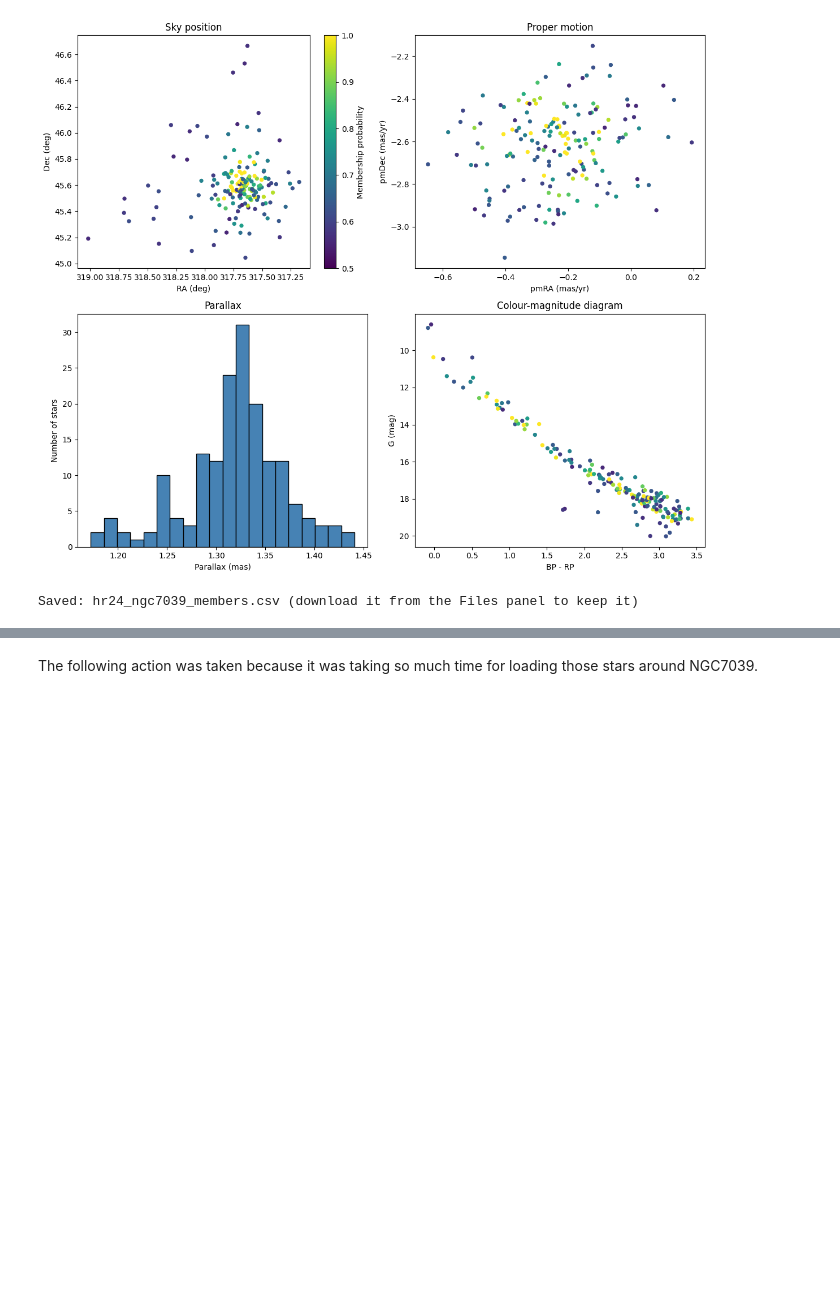
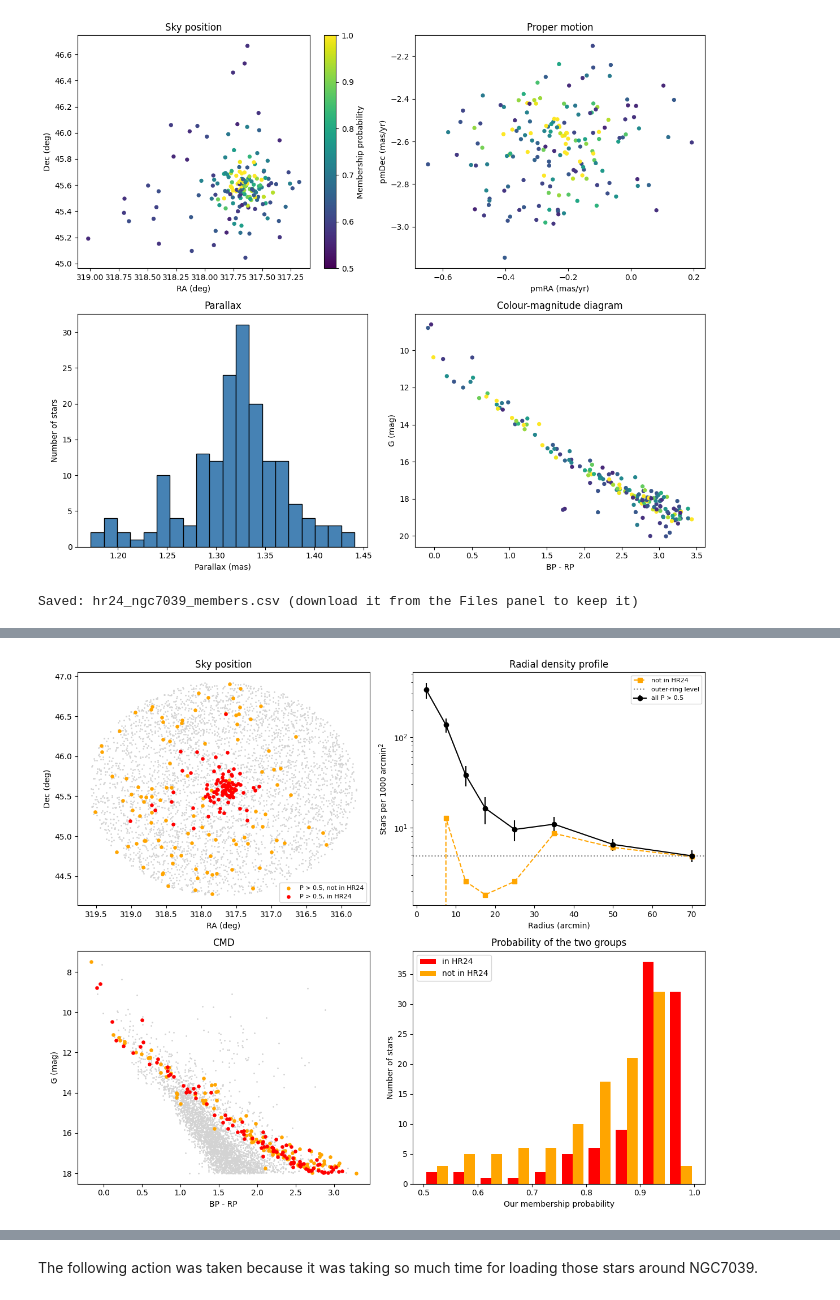
Before and after one commit to nischalbhandari1822-bit/ngc7039-open-cluster-analysis-, a Jupyter notebook: notebooks/ngc7039_analysis.ipynb, the cells around one changed output, grey strips where cells are left out. Saved outputs shown, nothing was run; the diff lists cells and outputs as text; code cells hidden in the pictures; blank space fills up the shorter version.

```diff
--- a/notebooks/ngc7039_analysis.ipynb
+++ b/notebooks/ngc7039_analysis.ipynb
@@ -357,0 +701,85 @@ astroquery 0.4.11 | pyvo 1.9.1
+# %%
+import numpy as np
+import pandas as pd
+import matplotlib.pyplot as plt
+from astropy.coordinates import SkyCoord
+import astropy.units as u
+
+# ---------- 1. Load and compute distance from the cluster centre ----------
+df = pd.read_csv("step3_gmm_membership.csv")
+core = df[df["P"] > 0.9]
+ra0, dec0 = core["ra"].median(), core["dec"].median()
+print(f"Cluster centre from P > 0.9 stars: RA = {ra0:.3f}, Dec = {dec0:.3f}")
+c0 = SkyCoord(ra0 * u.deg, dec0 * u.deg)
+df["r"] = c0.separation(SkyCoord(df["ra"].values * u.deg, df["dec"].values * u.deg)).arcmin
+
+R_MAX = 80.0                       # stay inside the 90-arcmin cone
+d = df[df["r"] < R_MAX]
+sel = d[d["P"] > 0.5]
+shared = sel[sel["in_HR24"]]
+extra = sel[~sel["in_HR24"]]
+print(f"\nP > 0.5 within {R_MAX:.0f} arcmin: {len(sel)} "
+      f"(in HR24: {len(shared)}, not in HR24: {len(extra)})")
+
+# ---------- 2. Radial profile ----------
+edges = np.array([0, 5, 10, 15, 20, 30, 40, 60, 80])
+rows = []
+for lo, hi in zip(edges[:-1], edges[1:]):
+    area = np.pi * (hi**2 - lo**2)
+    f = lambda s: ((s["r"] >= lo) & (s["r"] < hi)).sum()
+    rows.append(dict(ring=f"{lo}-{hi}", area=round(area), N_P05=f(sel), N_shared=f(shared),
+                     N_extra=f(extra), dens_P05_per_1000=1000 * f(sel) / area,
+                     dens_extra_per_1000=1000 * f(extra) / area))
+prof = pd.DataFrame(rows)
+print("\nRadial profile (densities are stars per 1000 arcmin^2):")
+print(prof.round(2).to_string(index=False))
+
+# ---------- 3. Contamination estimate from the outer ring ----------
+outer = sel[(sel["r"] >= 60) & (sel["r"] < R_MAX)]
+dens_out = len(outer) / (np.pi * (R_MAX**2 - 60**2))
+expected = dens_out * np.pi * R_MAX**2
+print(f"\nOuter ring 60-80 arcmin holds {len(outer)} stars with P > 0.5.")
+print(f"If that density applied everywhere, the whole field would contain about "
+      f"{expected:.0f} such stars, out of {len(sel)} selected.")
+print("(This is an UPPER limit on contamination, because real halo members also sit out there.)")
+
+frac_uniform = (20 / R_MAX) ** 2
+for name, s in [("shared with HR24", shared), ("not in HR24", extra)]:
+    print(f"{name:18s}: median radius = {s['r'].median():5.1f} arcmin | "
+          f"within 20 arcmin: {(s['r'] < 20).mean():.0%} "
+          f"(a uniform field would give {frac_uniform:.0%})")
+
+# ---------- 4. Plots ----------
+fig, ax = plt.subplots(2, 2, figsize=(12, 10))
+
+ax[0, 0].scatter(d["ra"], d["dec"], s=1, c="lightgrey")
+ax[0, 0].scatter(extra["ra"], extra["dec"], s=14, c="orange", label="P > 0.5, not in HR24")
+ax[0, 0].scatter(shared["ra"], shared["dec"], s=14, c="red", label="P > 0.5, in HR24")
+ax[0, 0].invert_xaxis(); ax[0, 0].legend(fontsize=8)
+ax[0, 0].set(xlabel="RA (deg)", ylabel="Dec (deg)", title="Sky position")
+
+mid = 0.5 * (edges[:-1] + edges[1:])
+ax[0, 1].errorbar(mid, prof["dens_P05_per_1000"],
+                  yerr=1000 * np.sqrt(prof["N_P05"].clip(lower=1)) / prof["area"],
+                  fmt="o-", c="k", label="all P > 0.5")
+ax[0, 1].plot(mid, prof["dens_extra_per_1000"], "s--", c="orange", label="not in HR24")
+ax[0, 1].axhline(1000 * dens_out, c="grey", ls=":", label="outer-ring level")
+ax[0, 1].set_yscale("log"); ax[0, 1].legend(fontsize=8)
+ax[0, 1].set(xlabel="Radius (arcmin)", ylabel="Stars per 1000 arcmin$^2$",
+             title="Radial density profile")
+
+ax[1, 0].scatter(d["BP_RP"], d["phot_g_mean_mag"], s=1, c="lightgrey")
+ax[1, 0].scatter(extra["BP_RP"], extra["phot_g_mean_mag"], s=14, c="orange")
+ax[1, 0].scatter(shared["BP_RP"], shared["phot_g_mean_mag"], s=14, c="red")
+ax[1, 0].invert_yaxis()
+ax[1, 0].set(xlabel="BP - RP", ylabel="G (mag)", title="CMD")
+
+ax[1, 1].hist([shared["P"], extra["P"]], bins=10, range=(0.5, 1), color=["red", "orange"],
+              label=["in HR24", "not in HR24"])
+ax[1, 1].legend()
+ax[1, 1].set(xlabel="Our membership probability", ylabel="Number of stars",
+             title="Probability of the two groups")
+
+plt.tight_layout()
+plt.show()
+# %% [output]
@@ -357,0 +806 @@ astroquery 0.4.11 | pyvo 1.9.1
+[figure, added]
```
Also changed, not shown: parts of 7 cells of this notebook.
